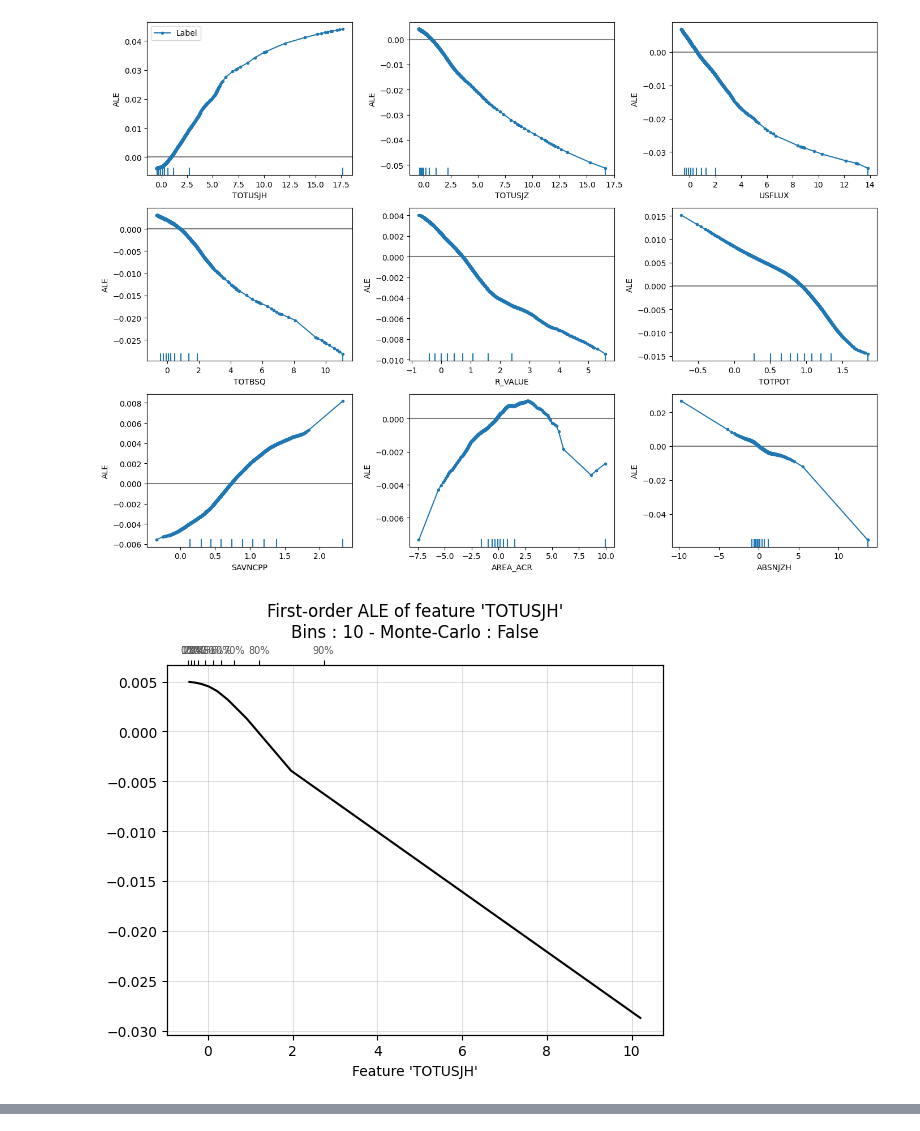
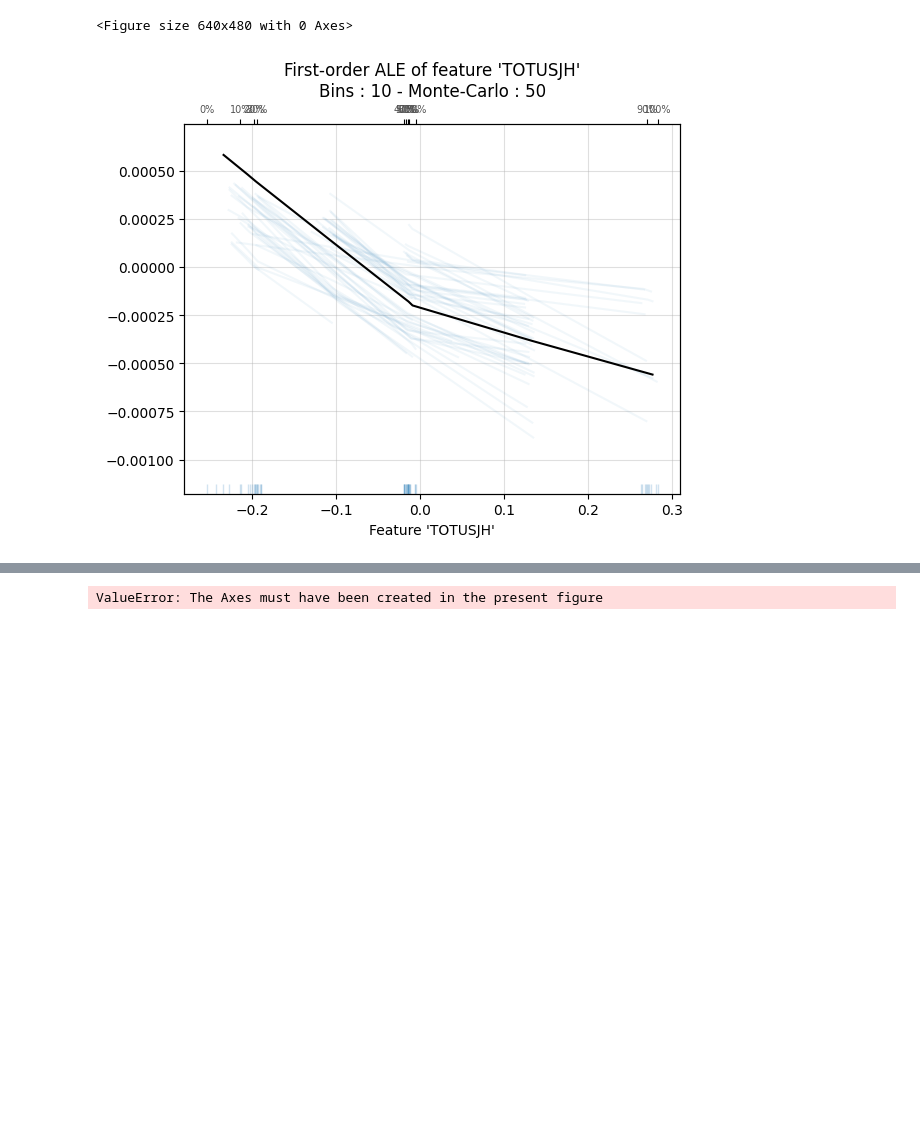
Before and after one commit to vinay-ram1999/SolarFlareNet, a Jupyter notebook: SolarFlareNet_Interpret.ipynb, the cells around one changed output, grey strips where cells are left out. Saved outputs shown, nothing was run; the diff lists cells and outputs as text; code cells hidden in the pictures; blank space fills up the shorter version.

Commit message:
Implemented ALE python package for 1D ALE plots instead of Alibi Explain;

```diff
--- a/SolarFlareNet_Interpret.ipynb
+++ b/SolarFlareNet_Interpret.ipynb
@@ -54,14 +54,16 @@ def create_plot_dir(path):
     os.makedirs(path,  exist_ok=True)
     return
 # %%
-"""#Train existing models for SolarFlareNet C,M, and M5 flares for  24, 47, and 72 hours.
+"""
+#Train existing models for SolarFlareNet C,M, and M5 flares for  24, 47, and 72 hours.
 #You change the values to limit the flare types and number of hours to train.
 print('Loading the train_model function...')
 from SolarFlareNet_train import *
 for time_window in Window:
     for flare_class in Class:
         train(str(time_window), flare_class)
-        log('===========================================================\n\n',verbose=True)"""
+        log('===========================================================\n\n',verbose=True)
+"""
 # %% [output]
 SUCCESS: Found GPU: /device:GPU:0
 Python version: 3.10.12
@@ -107,9 +109,9 @@ import seaborn as sb
 # SHAP tool is not yet implemented.
 # limit is the number of test cases considered to generate the results.
 
-interpretable_tools = {"LIM":[[2,17,53], slice(10000)], "ALE":["1D", "2D"], "SHA":3}
+interpretable_tools = {"LIM":[[15], "slice(1000)"], "ALE":["1D", "2Dh"], "SHA":3}
 tool_fn = lambda x: print("Interpreting using %s method" %x)
-limit = 60000
+limit = 500
 top_features = []
 
 for time_window in Window:
@@ -151,17 +153,29 @@ for time_window in Window:
                 tool_fn(tool)
                 plot_type = interpretable_tools[tool]
                 for plt_type in plot_type:
-                    plt_dir = tool + os.sep + plt_type + os.sep + "%d_%s" %(time_window,flare_class)
-                    path_fn = lambda x: plt_dir + os.sep + "%s.png" %x
+                    plt_dir = tool + os.sep + plt_type + os.sep + "%d_%s" %(time_window, flare_class)
+                    path_fn = lambda x: plt_dir + os.sep + "%s" %x
                     if plt_type == "1D":
                         create_plot_dir(plt_dir)
+                        """
                         ale = ALE(model.predict, feature_names=feature_names, target_names=["Label"])
                         ale_exp = ale.explain(np.squeeze(X_train), min_bin_points=20)
                         ax_1d = plot_ale(ale_exp, n_cols=3, sharey=None, fig_kw={'figwidth':14, 'figheight': 10})
                         fig_1d = ax_1d[0][0].get_figure()
-                        fig_1d.savefig(path_fn("%d_%s" %(time_window,flare_class)))
+                        fig_1d.savefig(path_fn("%d_%s" %(time_window, flare_class)))
+                        """
                         X_train_df = pd.DataFrame(np.squeeze(X_train), columns=feature_names)
-                        #ax_1d_mc = ale_plot(model, X_train_df, feature_names[0], bins=10)
+                        figures = []
+                        fig = plt.figure()
+                        for i,f1 in enumerate(feature_names):
+                            ax_1d = ale_plot(model, X_train_df, f1, bins=10, monte_carlo=True, monte_carlo_rep=50)
+                            ax_1d.set_title("First-order ALE of feature '%s'" %f1)
+                            fig_1d = ax_1d.get_figure()
+                            fig_1d.savefig(path_fn("%s.png" %f1))
+                            figures += [path_fn("%s.png" %f1)]
+                            #fig.add_axes(ax_1d)    #WARNING exicuting this generates a ValueError: The Axes must have been created in the present figure
+                        if len(figures) == len(feature_names):
+                            combine_images(3, 0, figures, path_fn("%d_%s.pdf" %(time_window, flare_class)))
                     elif plt_type == "2D":
                         create_plot_dir(plt_dir)
                         X_train_df = pd.DataFrame(np.squeeze(X_train), columns=feature_names)
@@ -178,13 +192,13 @@ for time_window in Window:
                         for i, f1 in enumerate(feature_names):
                             for f2 in feature_names[i:]:
                                 if f1 != f2:
-                                    #figures += [path_fn("%s_vs_%s" %(f1,f2))]
+                                    #figures += [path_fn("%s_vs_%s.png" %(f1,f2))]
                                     if f1 in ranked_corr[0] and f2 in ranked_corr[0]:
                                         ax_2d = ale_plot(model, X_train_df, [f1,f2], bins=50)
                                         fig_2d = ax_2d.get_figure()
-                                        fig_2d.savefig(path_fn("%s_vs_%s" %(f1,f2)))
+                                        fig_2d.savefig(path_fn("%s_vs_%s.pdf" %(f1,f2)))
                         if len(figures) == math.comb(len(feature_names),2):
-                            combine_images(6, 0, figures, path_fn("%d_%s" %(time_window, flare_class)))
+                            combine_images(6, 0, figures, path_fn("%d_%s.pdf" %(time_window, flare_class)))
             elif tool == "SHAP":
                 tool_fn(tool)
                 model_mask = model.get_model()
@@ -213,2 +227,2 @@ for time_window in Window:
+<Figure size 640x480 with 0 Axes>
-[figure, old version]
+[figure, new version]
-[figure, removed]
@@ -216,0 +229 @@ for time_window in Window:
+ValueError: The Axes must have been created in the present figure
```
Also changed, not shown: parts of 3 cells of this notebook, 1 other file.
